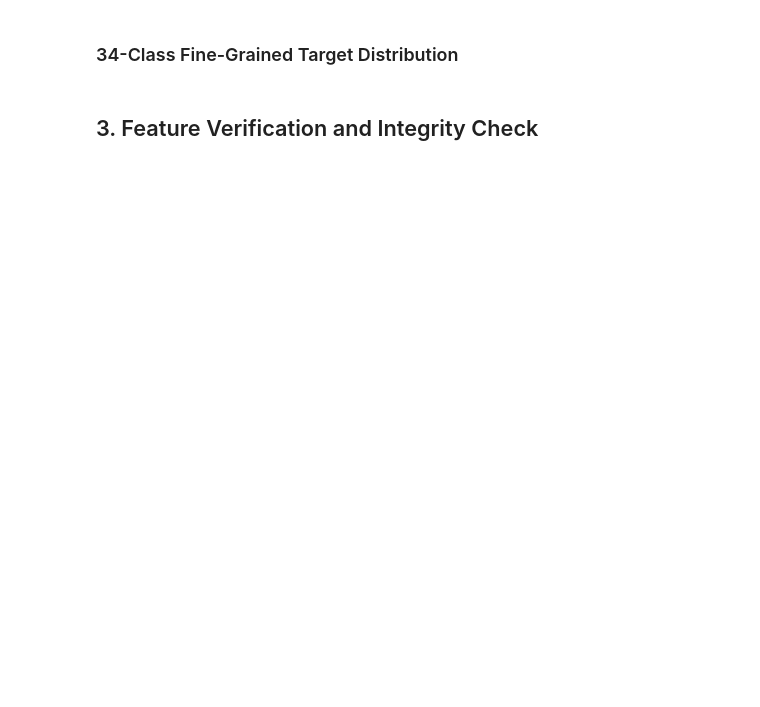
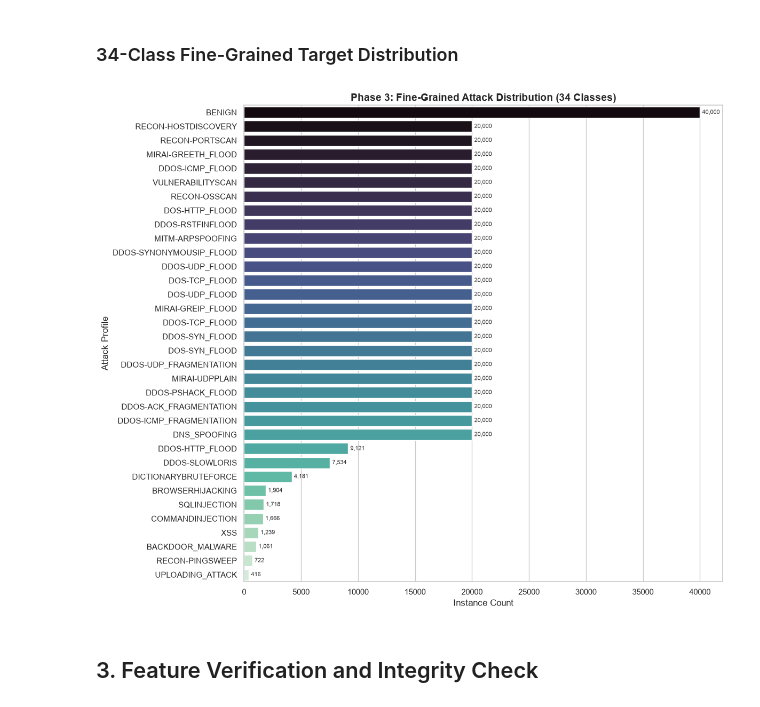
Before and after one commit to priyajitbiswal/Capstone-IoT-Network-Attack-Detection-and-Classification, a Jupyter notebook: notebooks/01_data_exploration_sampling.ipynb, the cells around one changed output. Cells and saved outputs as stored; diff of their text form; code cells hidden in the pictures; blank space fills up the shorter version.

```diff
--- a/notebooks/01_data_exploration_sampling.ipynb
+++ b/notebooks/01_data_exploration_sampling.ipynb
@@ -79,14 +93,16 @@ plt.show()
 # %%
 plt.figure(figsize=(12, 10))
 class_counts = df[TARGET_COLUMN].value_counts()
-sns.barplot(x=class_counts.values, y=class_counts.index, palette="mako")
+sns.barplot(x=class_counts.values, y=class_counts.index, hue=class_counts.index, palette="mako", legend=False)
 plt.title("Phase 3: Fine-Grained Attack Distribution (34 Classes)", fontsize=14, fontweight="bold")
 plt.xlabel("Instance Count")
 plt.ylabel("Attack Profile")
 for i, v in enumerate(class_counts.values):
     plt.text(v + 200, i, f"{v:,}", va="center", fontsize=8)
 plt.tight_layout()
 plt.show()
+# %% [output]
+[figure, added]
 # %% [markdown]
 ## 3. Feature Verification and Integrity Check
 # %%
```
Also changed, not shown: parts of 5 cells of this notebook.
